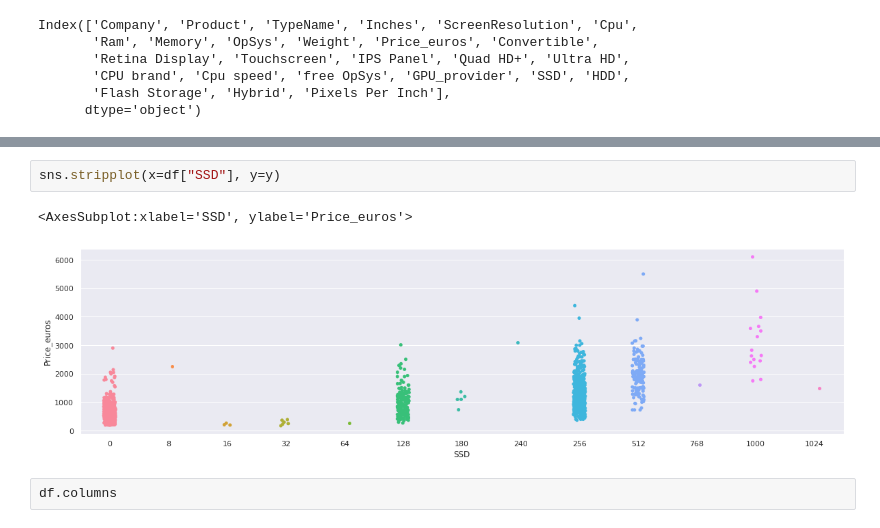
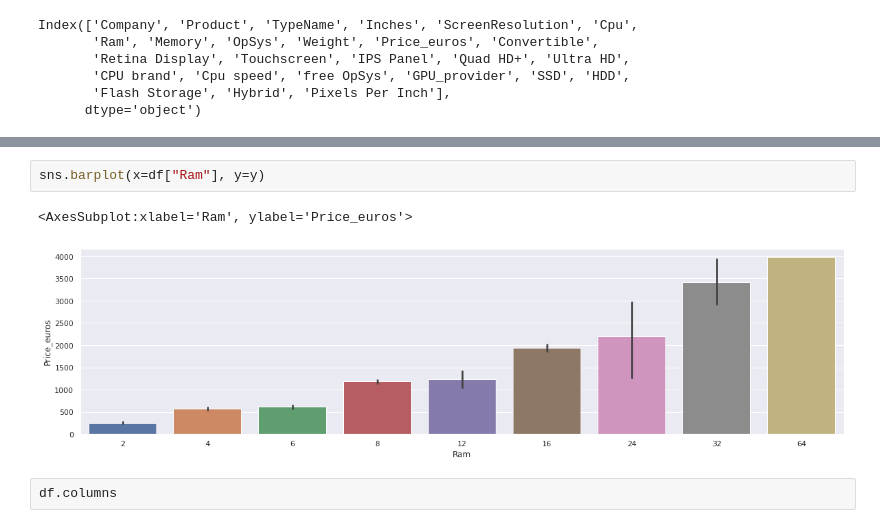
Before and after one commit to SayatP/Laptop-price-prediction, a Jupyter notebook: Notebook.ipynb, the cells around one changed output, grey strips where cells are left out. Saved outputs shown, nothing was run; the diff lists cells and outputs as text.

```diff
--- a/Notebook.ipynb
+++ b/Notebook.ipynb
@@ -131,8 +169,8 @@ y=df["Price_euros"]
 # %%
-sns.stripplot(x=df["SSD"], y=y)
+sns.barplot(x=df["Ram"], y=y)
 # %% [output]
-<AxesSubplot:xlabel='SSD', ylabel='Price_euros'>
+<AxesSubplot:xlabel='Ram', ylabel='Price_euros'>
-[figure, old version]
+[figure, new version]
 # %%
 df.columns
 # %% [output]
```
Also changed, not shown: parts of 12 cells of this notebook.
